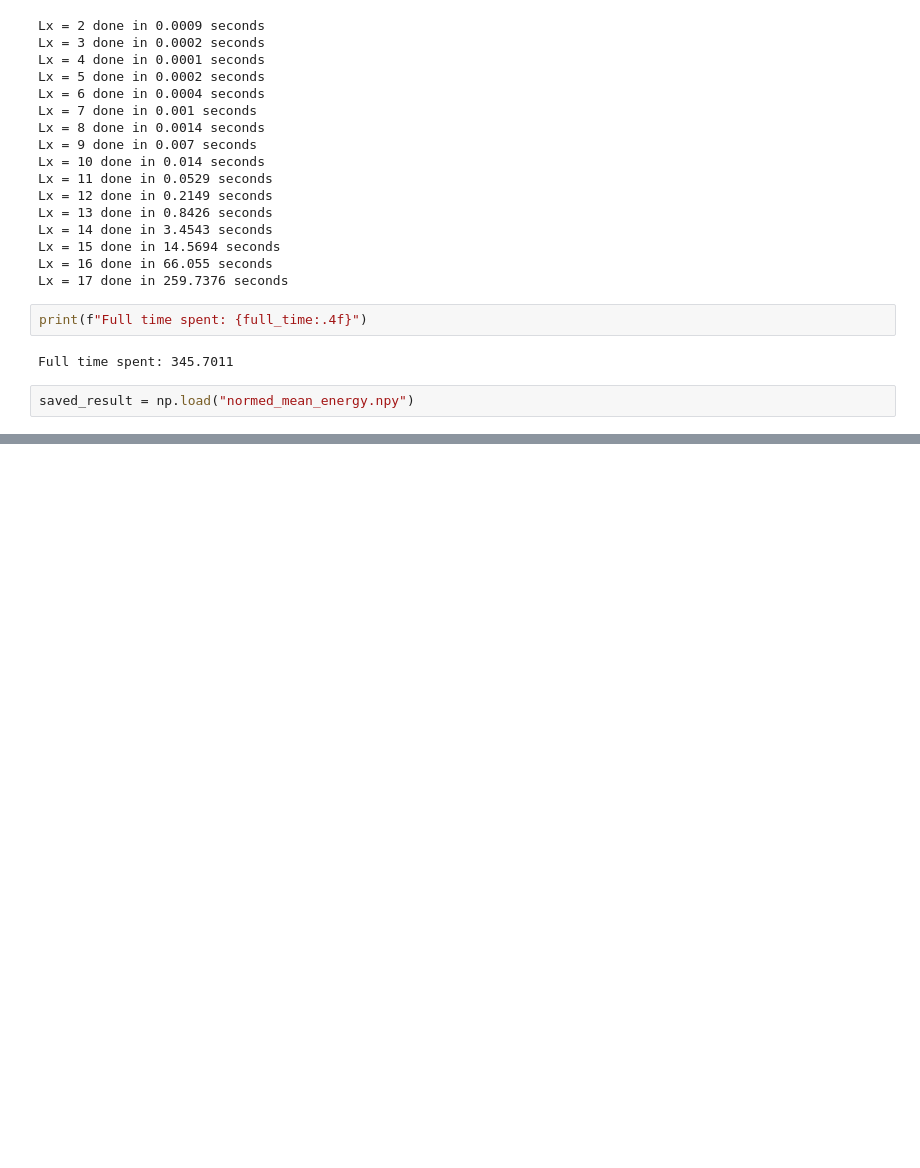
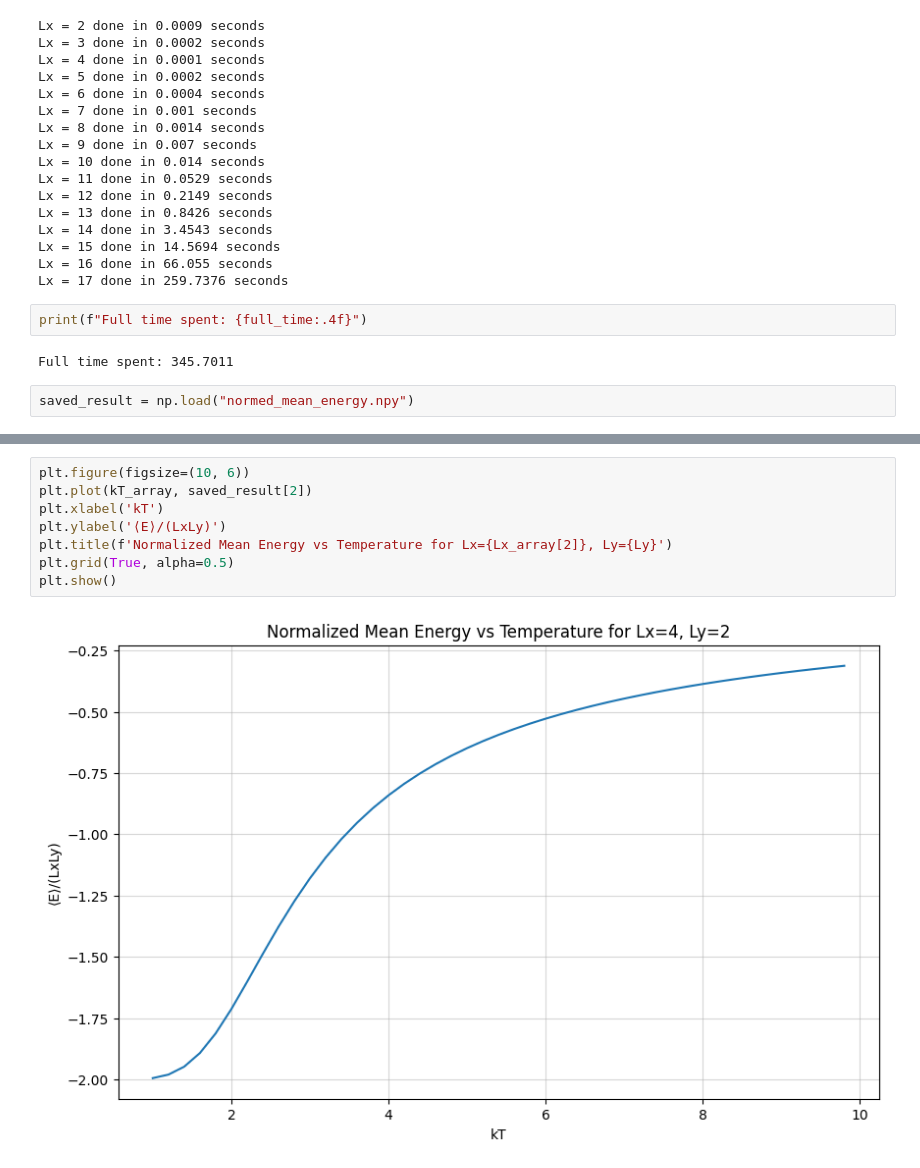
Before and after one commit to dpechenin/cp3_hw, a Jupyter notebook: hw2/hw2_Pechenin_Danila.ipynb, the cells around one changed output, grey strips where cells are left out. Saved outputs shown, nothing was run; the diff lists cells and outputs as text; blank space fills up the shorter version.

```diff
--- a/hw2/hw2_Pechenin_Danila.ipynb
+++ b/hw2/hw2_Pechenin_Danila.ipynb
@@ -205,0 +235,10 @@ array([-1.98582943, -1.94681018, -1.87294452, -1.7746743 , -1.6667387 ,
+# %%
+plt.figure(figsize=(10, 6))
+plt.plot(kT_array, saved_result[2])
+plt.xlabel('kT')
+plt.ylabel('⟨E⟩/(LxLy)')
+plt.title(f'Normalized Mean Energy vs Temperature for Lx={Lx_array[2]}, Ly={Ly}')
+plt.grid(True, alpha=0.5)
+plt.show()
+# %% [output]
+[figure, added]
```
Also changed, not shown: parts of 6 cells of this notebook, 1 other file.
